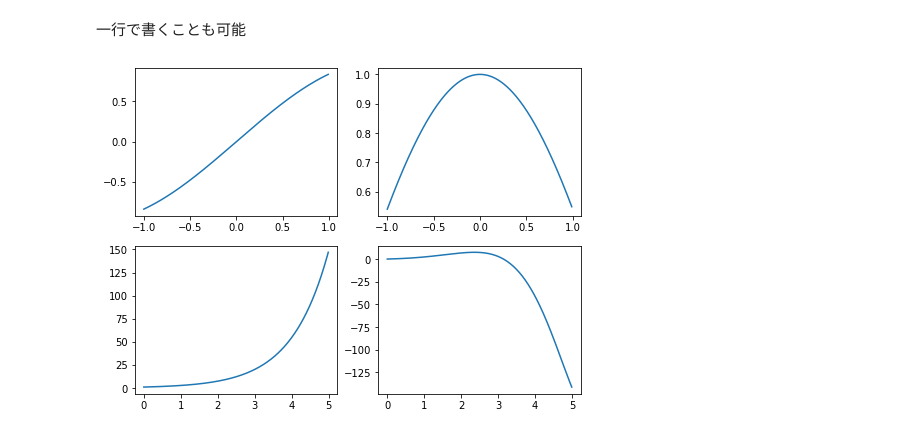
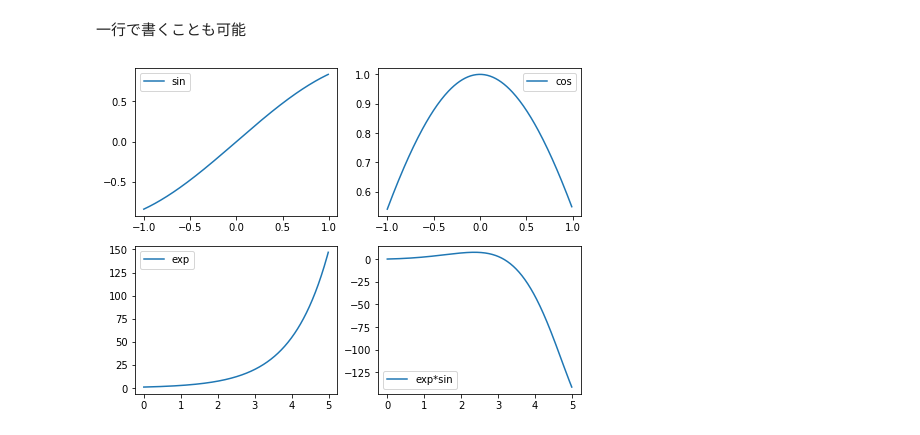
Before and after one commit to YoshimitsuMatsutaIe/abc-2022, a Jupyter notebook: graph/python_src/multi.ipynb, the cells around one changed output. Saved outputs shown, nothing was run; the diff lists cells and outputs as text; code cells hidden in the pictures.

```diff
--- a/graph/python_src/multi.ipynb
+++ b/graph/python_src/multi.ipynb
@@ -45,9 +44,11 @@ plt.show()
 # %%
 fig, axes = plt.subplots(nrows=2, ncols=2, figsize=(8, 6))
 axes[0, 0].plot(x1, y1_1, label="sin")
 axes[0, 1].plot(x1, y1_2, label="cos")
 axes[1, 0].plot(x2, y2_1, label="exp")
 axes[1, 1].plot(x2, y2_2, label="exp*sin")
+for ax in axes.ravel():
+    ax.legend()
 plt.show()
 # %% [output]
-[figure, old version]
+[figure, new version]
```
Also changed, not shown: parts of 1 cell of this notebook, 9 other files.
